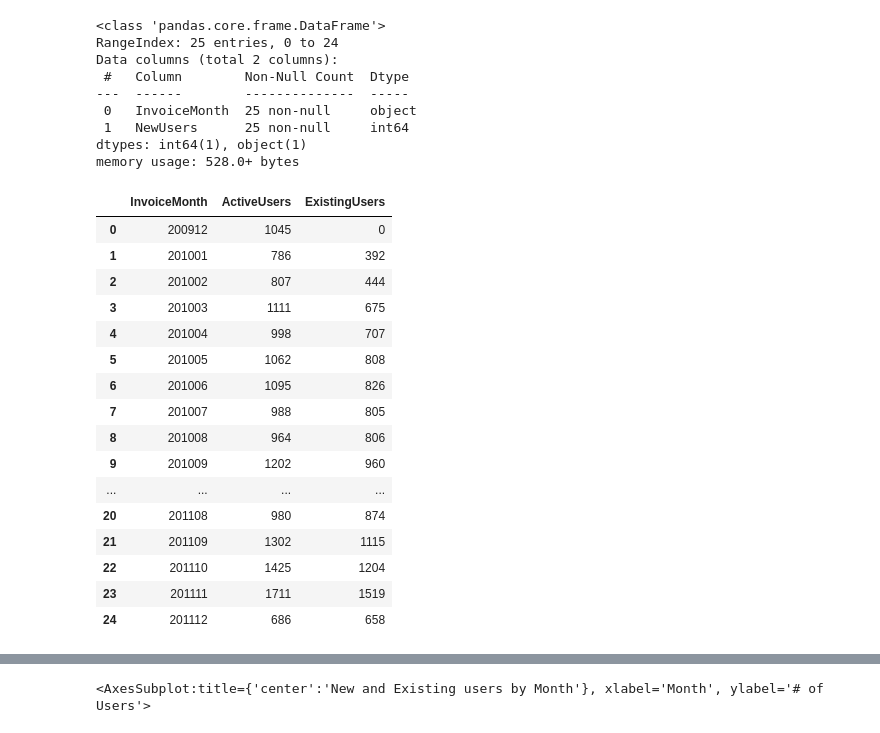
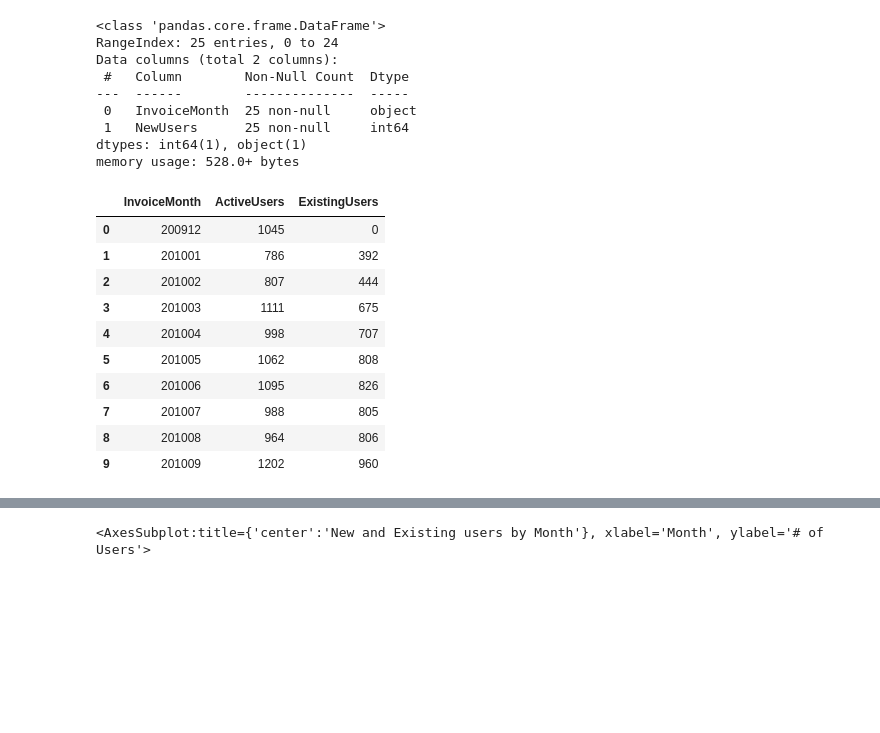
Before and after one commit to jarviscanada/jarvis_data_eng_MiguelDario, a Jupyter notebook: python_data_analytics/python_data_wrangling/retail_data_analytics_wrangling.ipynb, the cells around one changed output, grey strips where cells are left out. Saved outputs shown, nothing was run; the diff lists cells and outputs as text; code cells hidden in the pictures; blank space fills up the shorter version.

```diff
--- a/python_data_analytics/python_data_wrangling/retail_data_analytics_wrangling.ipynb
+++ b/python_data_analytics/python_data_wrangling/retail_data_analytics_wrangling.ipynb
@@ -512,26 +504,20 @@ memory usage: 528.0+ bytes
 # %%
 #Create existing user dataframe
 ex_user_df = user_df.copy()
 ex_user_df["ExistingUsers"] = ex_user_df["ActiveUsers"] - new_user_df["NewUsers"]
-ex_user_df
+ex_user_df.head(10)
 # %% [output]
 |  | InvoiceMonth | ActiveUsers | ExistingUsers |
 | 0 | 200912 | 1045 | 0 |
 | 1 | 201001 | 786 | 392 |
 | 2 | 201002 | 807 | 444 |
 | 3 | 201003 | 1111 | 675 |
 | 4 | 201004 | 998 | 707 |
 | 5 | 201005 | 1062 | 808 |
 | 6 | 201006 | 1095 | 826 |
 | 7 | 201007 | 988 | 805 |
 | 8 | 201008 | 964 | 806 |
 | 9 | 201009 | 1202 | 960 |
-| ... | ... | ... | ... |
-| 20 | 201108 | 980 | 874 |
-| 21 | 201109 | 1302 | 1115 |
-| 22 | 201110 | 1425 | 1204 |
-| 23 | 201111 | 1711 | 1519 |
-| 24 | 201112 | 686 | 658 |
 # %%
 #Join new, and exising user data
 
```
Also changed, not shown: parts of 33 cells of this notebook.
